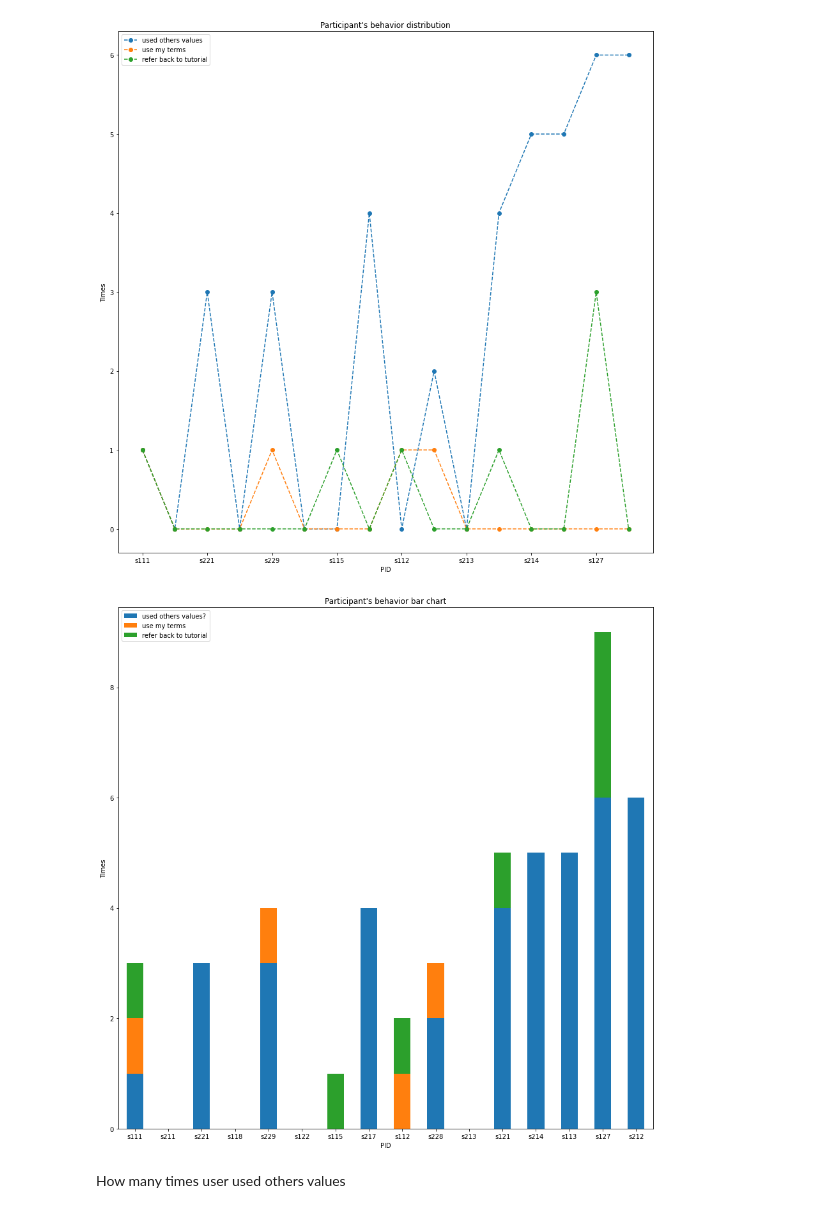
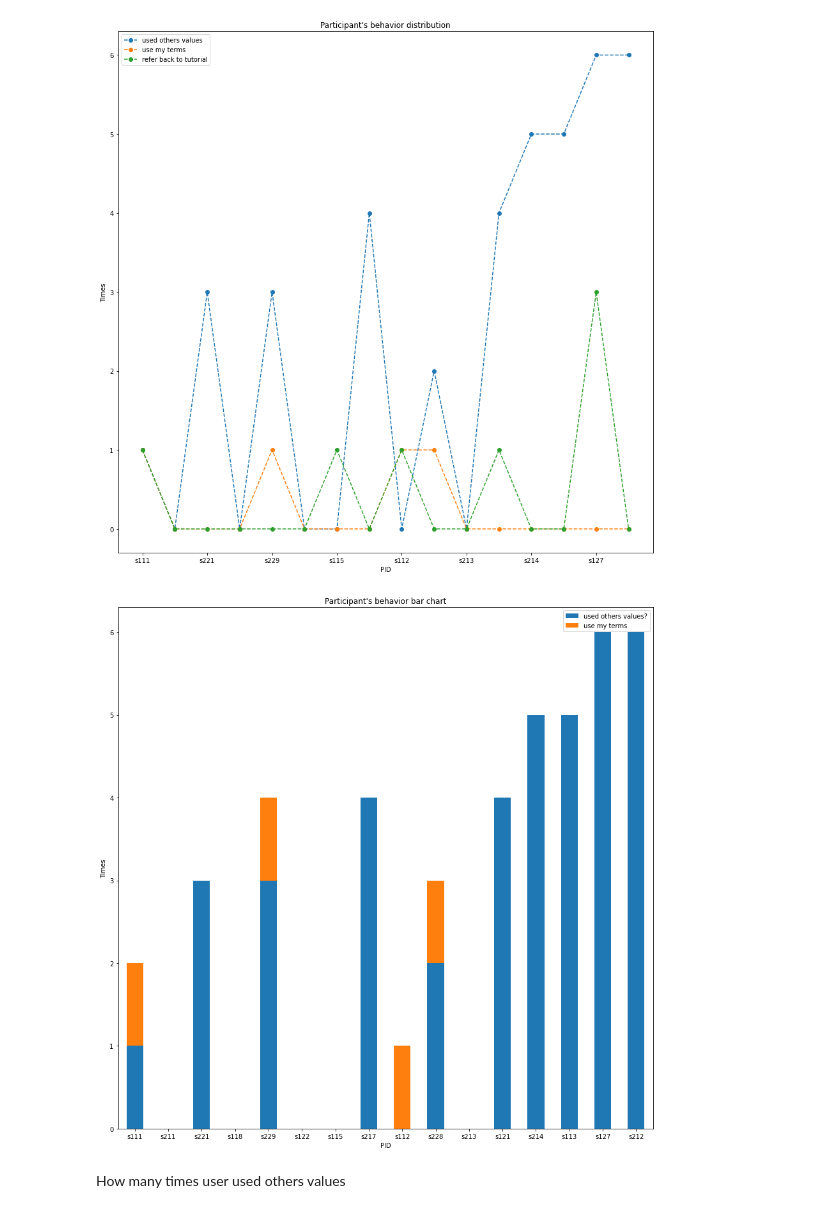
Before and after one commit to YuxuanZhou1/Character-Recorder-DA, a Jupyter notebook: Exploring Analysis.ipynb, the cells around one changed output. Cells and saved outputs as stored; diff of their text form; code cells hidden in the pictures.

```diff
--- a/Exploring Analysis.ipynb
+++ b/Exploring Analysis.ipynb
@@ -34,16 +34,16 @@ plt.show()
 # %% [output]
 [figure]
 # %%
-df = PA[["used others values?", "use my terms", "refer back to tutorial"]].dropna().astype('int32')
+df = PA[["used others values?", "use my terms"]].dropna().astype('int32')
 df.plot.bar(rot = 0, stacked = True,figsize=(15, 15))
 plt.title("Participant's behavior bar chart")
 plt.xlabel("PID")
 plt.ylabel("Times")
 
 plt.savefig(os.path.join('Pics/Exploring Analysis/Users special behaviors_2.png'), dpi=300, format='png', bbox_inches='tight')
 plt.show()
 # %% [output]
-[figure, old version]
+[figure, new version]
 # %% [markdown]
 How many times user used others values
 # %%
```
Also changed, not shown: 6 other files.
